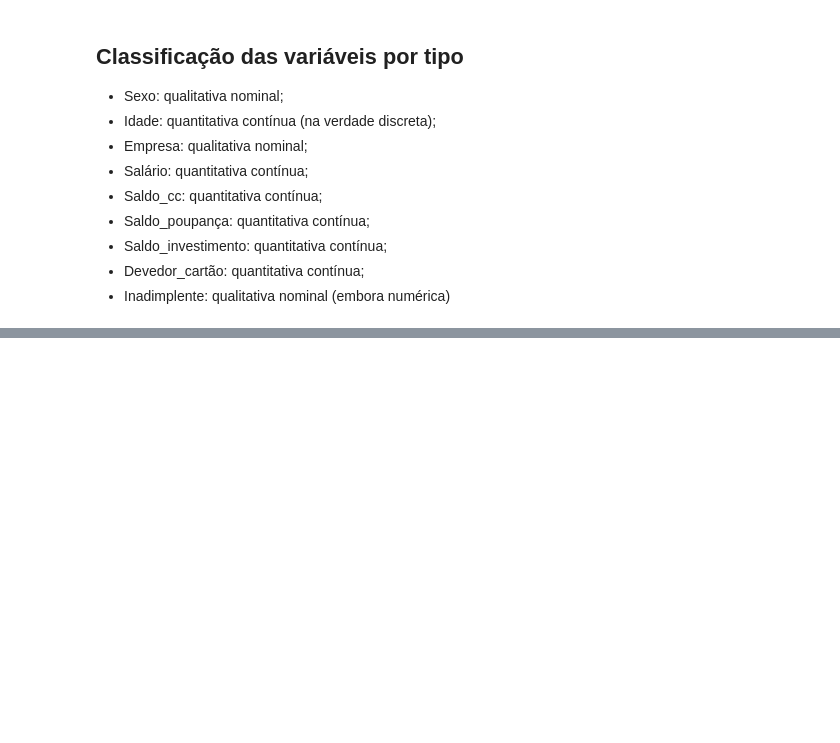
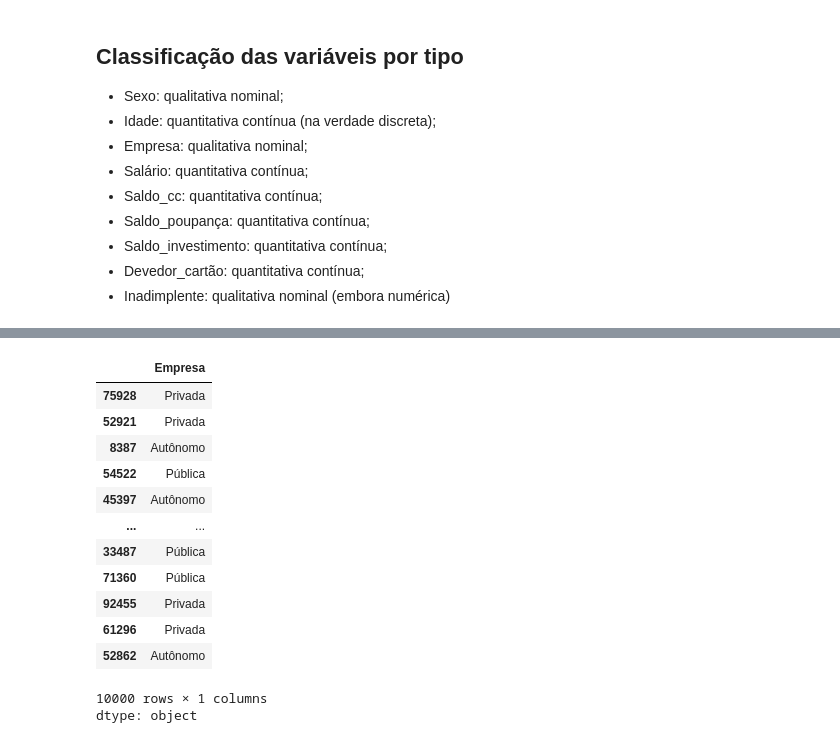
Before and after one commit to David-Castanheira/aula-analise-exploratoria-dados, a Jupyter notebook: aula_analise_exploratoria_dados.ipynb, the cells around one changed output, grey strips where cells are left out. Saved outputs shown, nothing was run; the diff lists cells and outputs as text; code cells hidden in the pictures; blank space fills up the shorter version.

```diff
--- a/aula_analise_exploratoria_dados.ipynb
+++ b/aula_analise_exploratoria_dados.ipynb
@@ -329,0 +389,17 @@ memory usage: 460.0+ bytes
+# %%
+dados['Empresa']
+# %% [output]
+|  | Empresa |
+| 75928 | Privada |
+| 52921 | Privada |
+| 8387 | Autônomo |
+| 54522 | Pública |
+| 45397 | Autônomo |
+| ... | ... |
+| 33487 | Pública |
+| 71360 | Pública |
+| 92455 | Privada |
+| 61296 | Privada |
+| 52862 | Autônomo |
+10000 rows × 1 columns
+dtype: object
```
Also changed, not shown: parts of 21 cells of this notebook.
